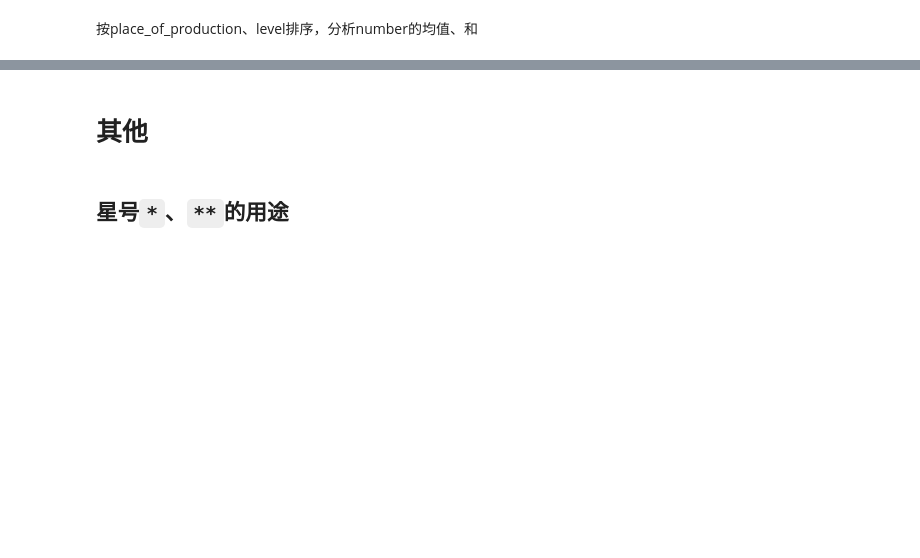
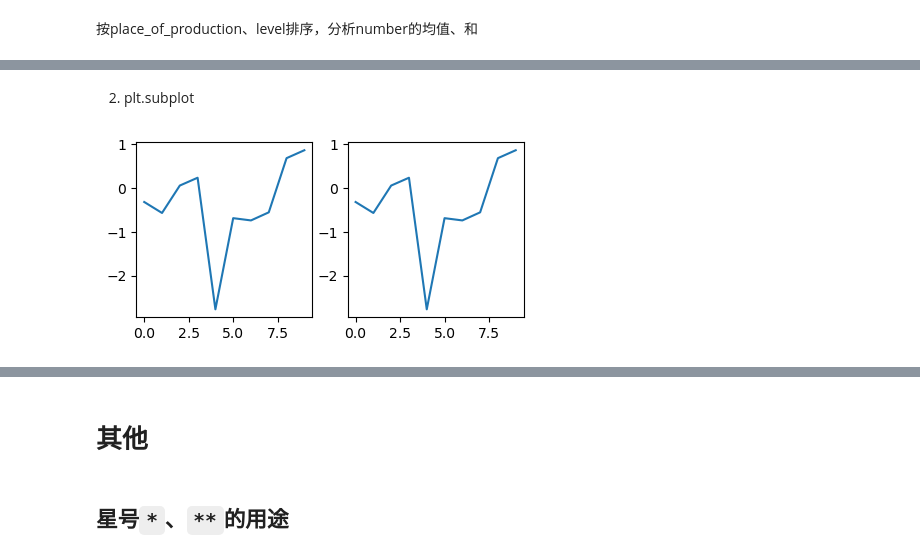
Before and after one commit to aisuandebowen/pyReview, a Jupyter notebook: pyStu.ipynb, the cells around one changed output, grey strips where cells are left out. Saved outputs shown, nothing was run; the diff lists cells and outputs as text; code cells hidden in the pictures; blank space fills up the shorter version.

```diff
--- a/pyStu.ipynb
+++ b/pyStu.ipynb
@@ -1438,0 +1355,13 @@ factory-M
+# %% [markdown]
+2. plt.subplot
+# %%
+fig = plt.figure(figsize=(5,5), dpi=100)
+ax = plt.subplot(2,2,1)
+ax.plot(x)
+
+plt.subplot(2,2,2)
+plt.plot(x)
+
+plt.show()
+# %% [output]
+[figure, added]
```
Also changed, not shown: parts of 55 cells of this notebook.
